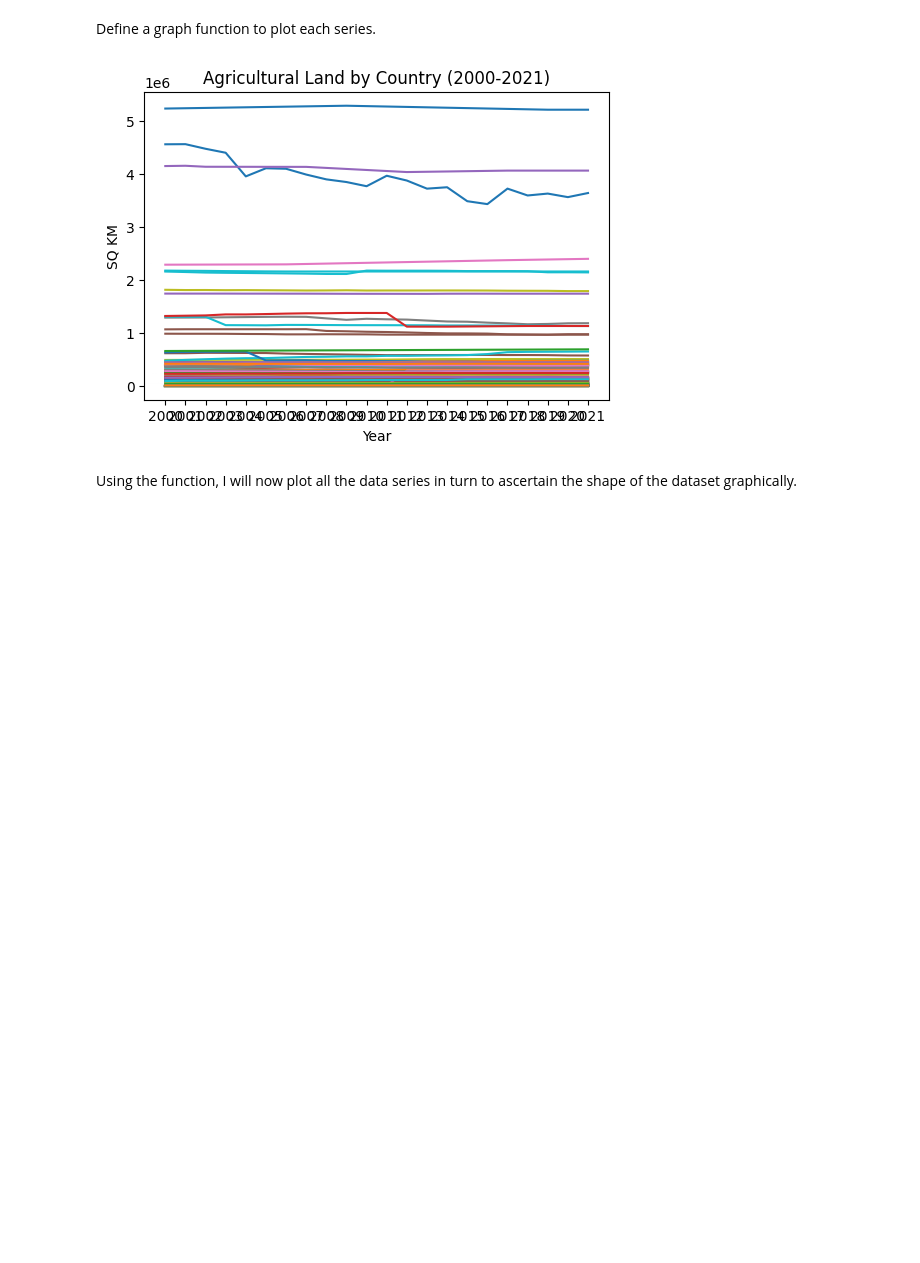
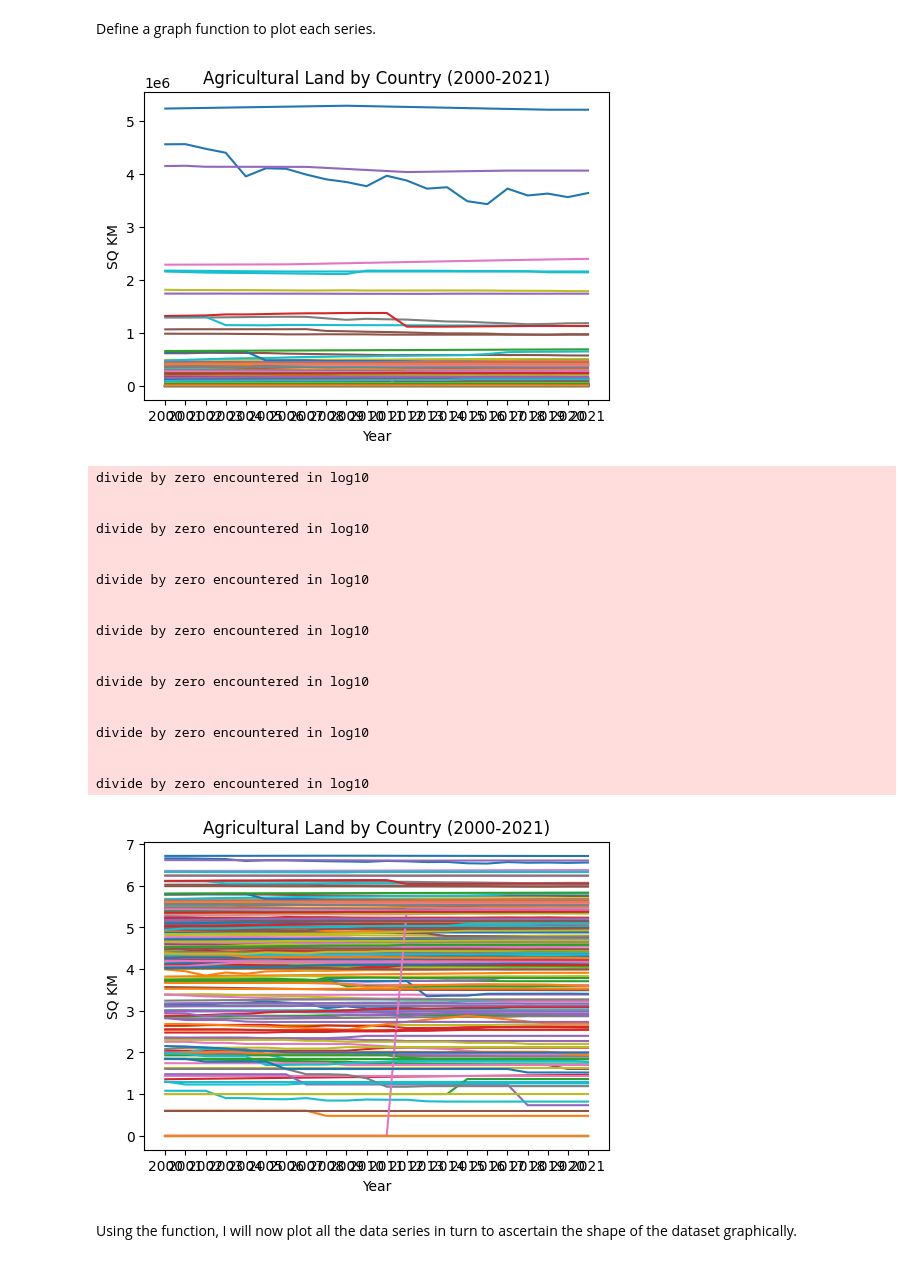
Before and after one commit to daemonchild/cardiffmet-dat4004-data-science-fundamentals, a Jupyter notebook: jupyter-notebook/WorldBankData.ipynb, the cells around one changed output. Cells and saved outputs as stored; diff of their text form; code cells hidden in the pictures; blank space fills up the shorter version.

```diff
--- a/jupyter-notebook/WorldBankData.ipynb
+++ b/jupyter-notebook/WorldBankData.ipynb
@@ -333,15 +417,15 @@ Index(['Series', 'SeriesCode', 'Country_WB', 'ISOcode', '2000', '2001', '2002',
 
 I am merging the tables based on the ISOcode for the country.
 # %%
-merged_df = pd.merge( devindic_df, countries_df, on=["ISOcode"], how='left')
+country_data_df = pd.merge( devindic_df, countries_df, on=["ISOcode"], how='left')
 
-merged_df.to_csv("../datasets/wbank_dev_indicators/merged_unsd_on_isocode.csv", sep=',', encoding='utf-8')
+country_data_df.to_csv("../datasets/wbank_dev_indicators/merged_unsd_on_isocode.csv", sep=',', encoding='utf-8')
 
 # Number of records per dataset, also equals the number of countries
-merged_df.groupby(['SeriesCode'])['Country'].count().head()
+country_data_df.groupby(['SeriesCode'])['Country'].count().head()
 
 # Remove the World Bank Country Name
-merged_df.drop(columns=['Country_WB'], inplace=True)
+country_data_df.drop(columns=['Country_WB'], inplace=True)
 # %% [markdown]
 Set all new columns to String type
 # %%
@@ -470,7 +551,28 @@ def plot_data_series_years (dataframe, ylabel="y axis", title="a graph", start=2
 # %%
 # Using df_AG_LND_AGRI_K2, Agricultural Land by Country (2000-2021)
 plot_data_series_years (dataframe=df_AG_LND_AGRI_K2, ylabel="SQ KM", title="Agricultural Land by Country (2000-2021)", start=2000, end=2021)
+plot_data_series_years (dataframe=df_AG_LND_AGRI_K2, ylabel="SQ KM", title="Agricultural Land by Country (2000-2021)", start=2000, end=2021, log=10)
 # %% [output]
 [figure]
+divide by zero encountered in log10
+
+
+divide by zero encountered in log10
+
+
+divide by zero encountered in log10
+
+
+divide by zero encountered in log10
+
+
+divide by zero encountered in log10
+
+
+divide by zero encountered in log10
+
+
+divide by zero encountered in log10
+[figure, added]
 # %% [markdown]
 Using the function, I will now plot all the data series in turn to ascertain the shape of the dataset graphically.
```
Also changed, not shown: parts of 44 cells of this notebook, 5 other files.
